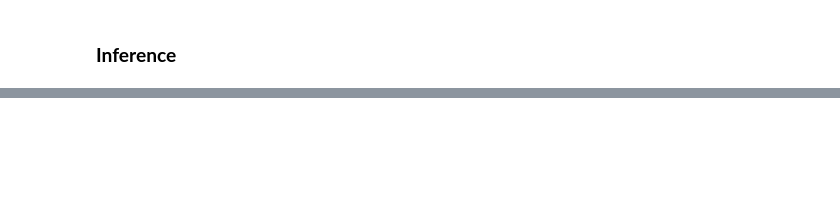
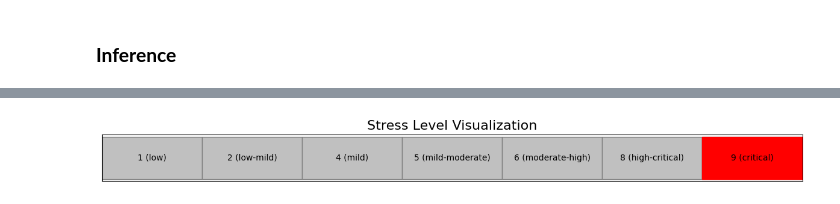
Before and after one commit to abs-sayem/stress_level_detection, a Jupyter notebook: emotion_score_stress_level_detection.ipynb, the cells around one changed output, grey strips where cells are left out. Cells and saved outputs as stored; diff of their text form; code cells hidden in the pictures; blank space fills up the shorter version.

```diff
--- a/emotion_score_stress_level_detection.ipynb
+++ b/emotion_score_stress_level_detection.ipynb
@@ -409,0 +405,55 @@ Predicted Stress Level: 8
+# %%
+# Mapping: Stress level label (1-based) to 0-based index
+label_mapping = {
+    0: "1 (low)",
+    1: "2 (low-mild)",
+    2: "4 (mild)",
+    3: "5 (mild-moderate)",
+    4: "6 (moderate-high)",
+    5: "8 (high-critical)",
+    6: "9 (critical)"
+}
+
+# Function to visualize stress level slider
+def visualize_stress_level_slider(predicted_level_index):
+    import matplotlib.pyplot as plt
+
+    # Validate stress level index
+    if predicted_level_index < 0 or predicted_level_index >= len(label_mapping):
+        raise ValueError(f"Invalid stress level index: {predicted_level_index}")
+
+    # Map index to its label
+    stress_level_label = label_mapping[predicted_level_index]
+
+    # Visualization
+    fig, ax = plt.subplots(figsize=(15, 1))
+    slider_width = 1.0 / len(label_mapping)
+
+    for i in range(len(label_mapping)):
+        ax.barh(0, slider_width, left=i / len(label_mapping), color='silver', edgecolor='gray')
+    ax.barh(0, slider_width, left=predicted_level_index / len(label_mapping), color='red', edgecolor='red')
+
+    for i, label in label_mapping.items():
+        ax.text(i / len(label_mapping) + slider_width / 2, 0, label, ha='center', va='center', fontsize=10)
+
+    ax.set_xlim(0, 1)
+    ax.set_yticks([])
+    ax.set_xticks([])
+    ax.set_title("Stress Level Visualization", fontsize=16)
+
+    plt.show()
+
+
+# Example usage
+stress_level = stress_level  # Predicted stress level (1-based)
+# Remap to 0-based index
+stress_level_mapping = {1: 0, 2: 1, 4: 2, 5: 3, 6: 4, 8: 5, 9: 6}
+if stress_level not in stress_level_mapping:
+    raise ValueError(f"Invalid stress level: {stress_level}")
+
+stress_level_index = stress_level_mapping[stress_level]
+
+# Visualize
+visualize_stress_level_slider(stress_level_index)
+# %% [output]
+[figure, added]
```
Also changed, not shown: parts of 2 cells of this notebook, 1 other file.
